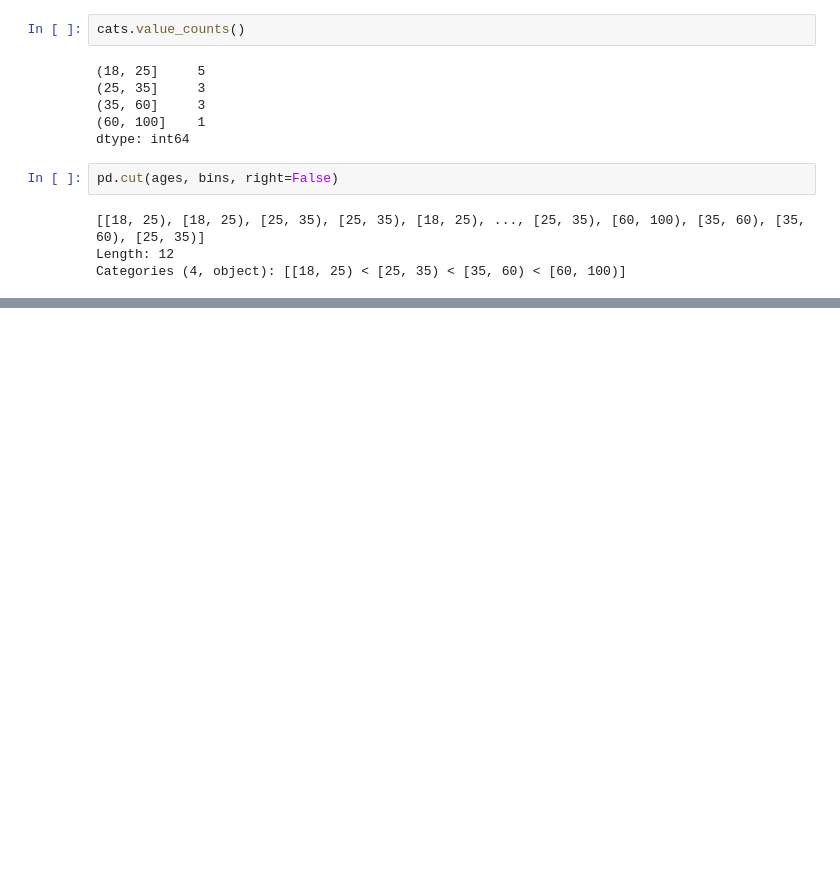
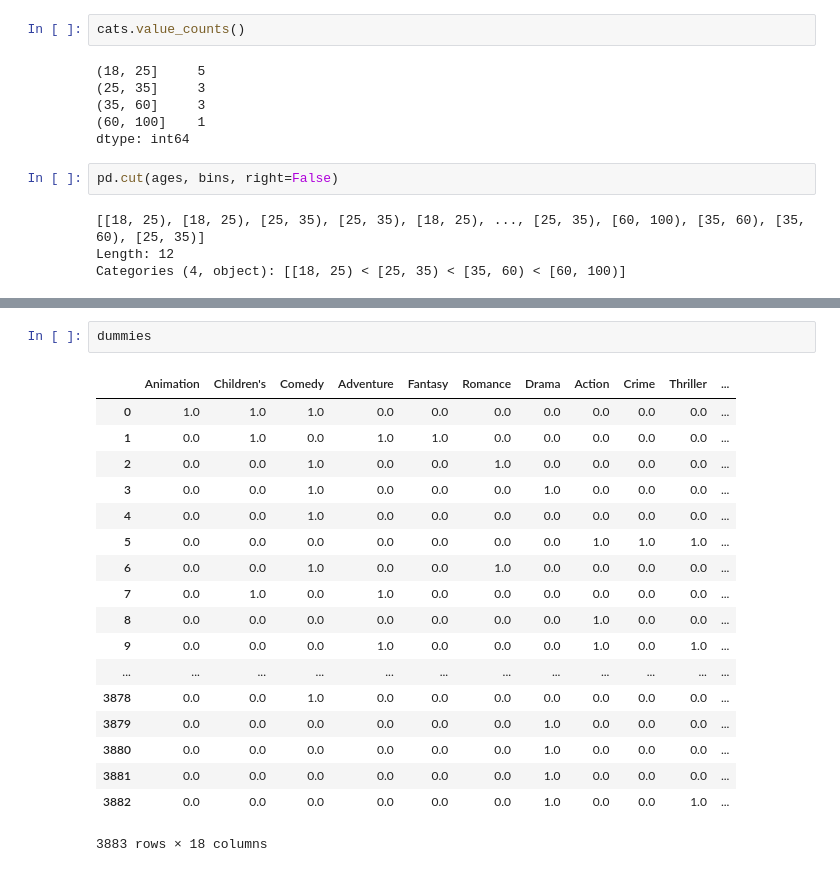
Before and after one commit to a625687551/pandas_second, a Jupyter notebook: 7_数据清洗和准备.ipynb, the cells around one changed output, grey strips where cells are left out. Saved outputs shown, nothing was run; the diff lists cells and outputs as text; blank space fills up the shorter version.

```diff
--- a/7_数据清洗和准备.ipynb
+++ b/7_数据清洗和准备.ipynb
@@ -483,0 +712,21 @@ pd.cut?
+# %%
+dummies
+# %% [output]
+|  | Animation | Children's | Comedy | Adventure | Fantasy | Romance | Drama | Action | Crime | Thriller | ... |
+| 0 | 1.0 | 1.0 | 1.0 | 0.0 | 0.0 | 0.0 | 0.0 | 0.0 | 0.0 | 0.0 | ... |
+| 1 | 0.0 | 1.0 | 0.0 | 1.0 | 1.0 | 0.0 | 0.0 | 0.0 | 0.0 | 0.0 | ... |
+| 2 | 0.0 | 0.0 | 1.0 | 0.0 | 0.0 | 1.0 | 0.0 | 0.0 | 0.0 | 0.0 | ... |
+| 3 | 0.0 | 0.0 | 1.0 | 0.0 | 0.0 | 0.0 | 1.0 | 0.0 | 0.0 | 0.0 | ... |
+| 4 | 0.0 | 0.0 | 1.0 | 0.0 | 0.0 | 0.0 | 0.0 | 0.0 | 0.0 | 0.0 | ... |
+| 5 | 0.0 | 0.0 | 0.0 | 0.0 | 0.0 | 0.0 | 0.0 | 1.0 | 1.0 | 1.0 | ... |
+| 6 | 0.0 | 0.0 | 1.0 | 0.0 | 0.0 | 1.0 | 0.0 | 0.0 | 0.0 | 0.0 | ... |
+| 7 | 0.0 | 1.0 | 0.0 | 1.0 | 0.0 | 0.0 | 0.0 | 0.0 | 0.0 | 0.0 | ... |
+| 8 | 0.0 | 0.0 | 0.0 | 0.0 | 0.0 | 0.0 | 0.0 | 1.0 | 0.0 | 0.0 | ... |
+| 9 | 0.0 | 0.0 | 0.0 | 1.0 | 0.0 | 0.0 | 0.0 | 1.0 | 0.0 | 1.0 | ... |
+| ... | ... | ... | ... | ... | ... | ... | ... | ... | ... | ... | ... |
+| 3878 | 0.0 | 0.0 | 1.0 | 0.0 | 0.0 | 0.0 | 0.0 | 0.0 | 0.0 | 0.0 | ... |
+| 3879 | 0.0 | 0.0 | 0.0 | 0.0 | 0.0 | 0.0 | 1.0 | 0.0 | 0.0 | 0.0 | ... |
+| 3880 | 0.0 | 0.0 | 0.0 | 0.0 | 0.0 | 0.0 | 1.0 | 0.0 | 0.0 | 0.0 | ... |
+| 3881 | 0.0 | 0.0 | 0.0 | 0.0 | 0.0 | 0.0 | 1.0 | 0.0 | 0.0 | 0.0 | ... |
+| 3882 | 0.0 | 0.0 | 0.0 | 0.0 | 0.0 | 0.0 | 1.0 | 0.0 | 0.0 | 1.0 | ... |
+3883 rows × 18 columns
```
Also changed, not shown: parts of 85 cells of this notebook.
